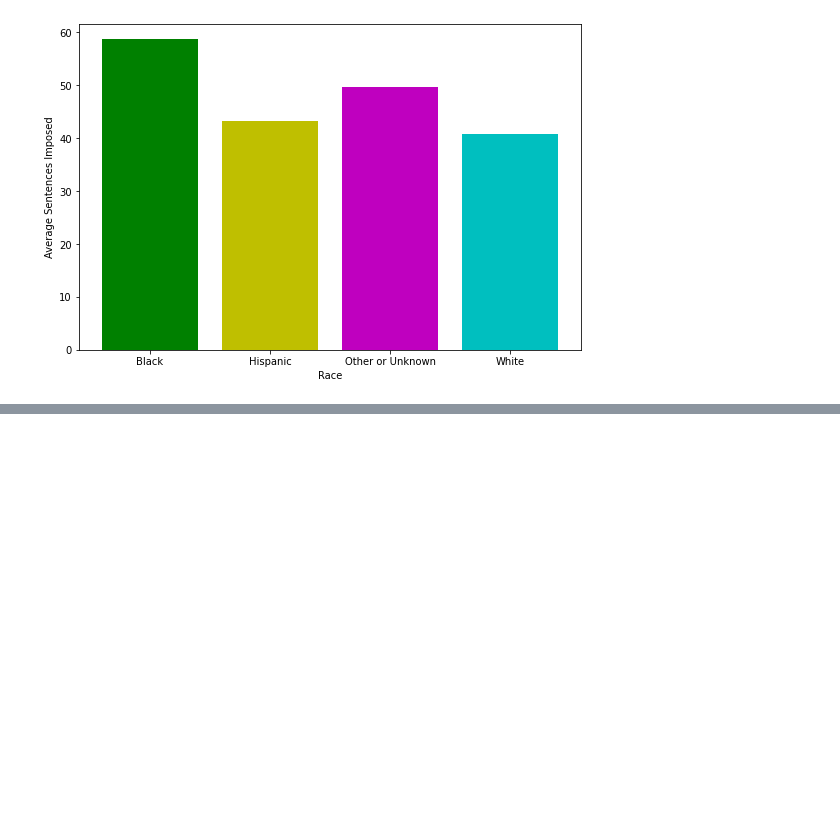
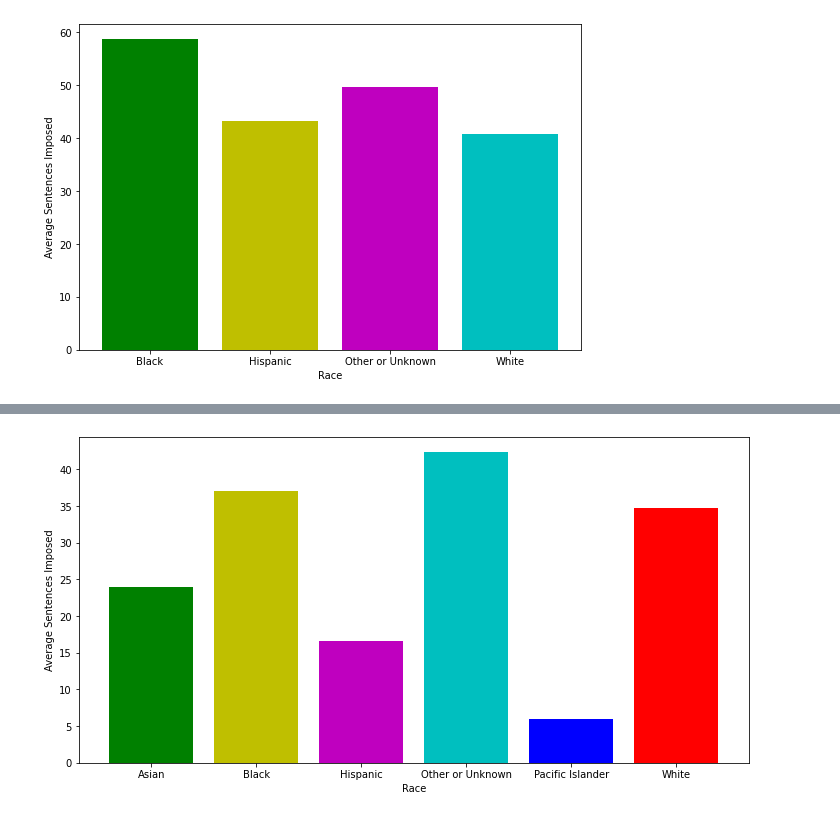
Before and after one commit to ruthwikkuppachi/INST447_Final_Project, a Jupyter notebook: api_test.ipynb, the cells around one changed output, grey strips where cells are left out. Cells and saved outputs as stored; diff of their text form; code cells hidden in the pictures; blank space fills up the shorter version.

```diff
--- a/api_test.ipynb
+++ b/api_test.ipynb
@@ -155,0 +189,5 @@ plt.show()
+# %%
+# Filtering data by age group, in this case the age group of 22 - 30.
+
+rsaGroup4 = rsa_clean[rsa_clean['AGE_GROUP'] == '22-30']
+rsaGroup4
@@ -155,0 +202,10 @@ plt.show()
+# %%
+#Plotting the data
+
+plt.figure(figsize = (12,6))
+plt.bar(x = rsaGroup4['RACE'], height = rsaGroup4['SENTENCE_IMPOSED_MONTHS'], color = 'gymcbr')
+plt.xlabel('Race')
+plt.ylabel('Average Sentences Imposed')
+plt.show()
+# %% [output]
+[figure, added]
```
Also changed, not shown: parts of 21 cells of this notebook.
